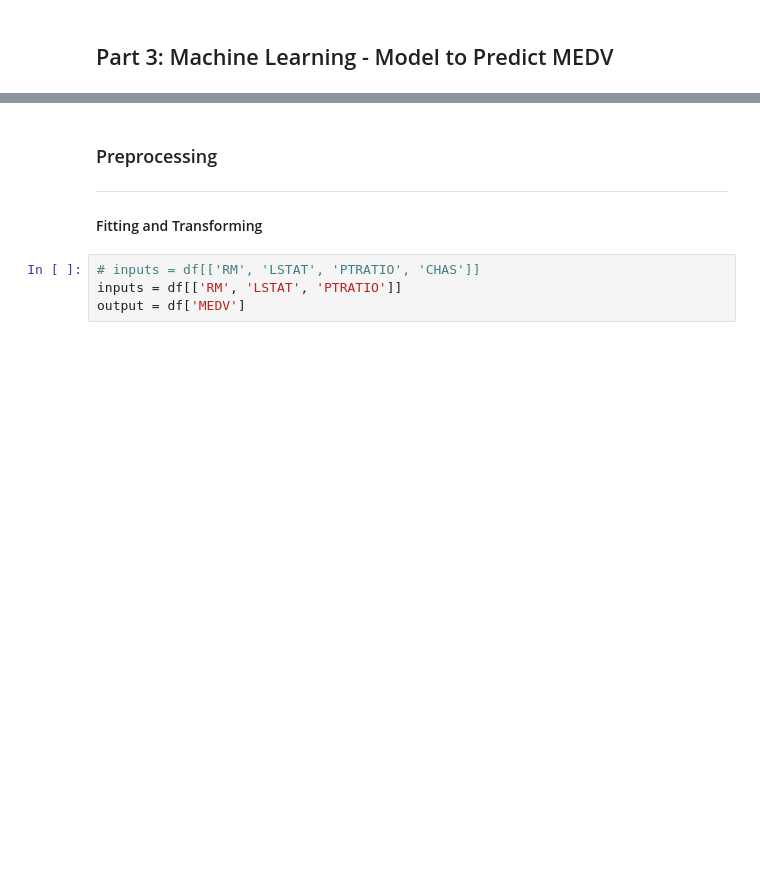
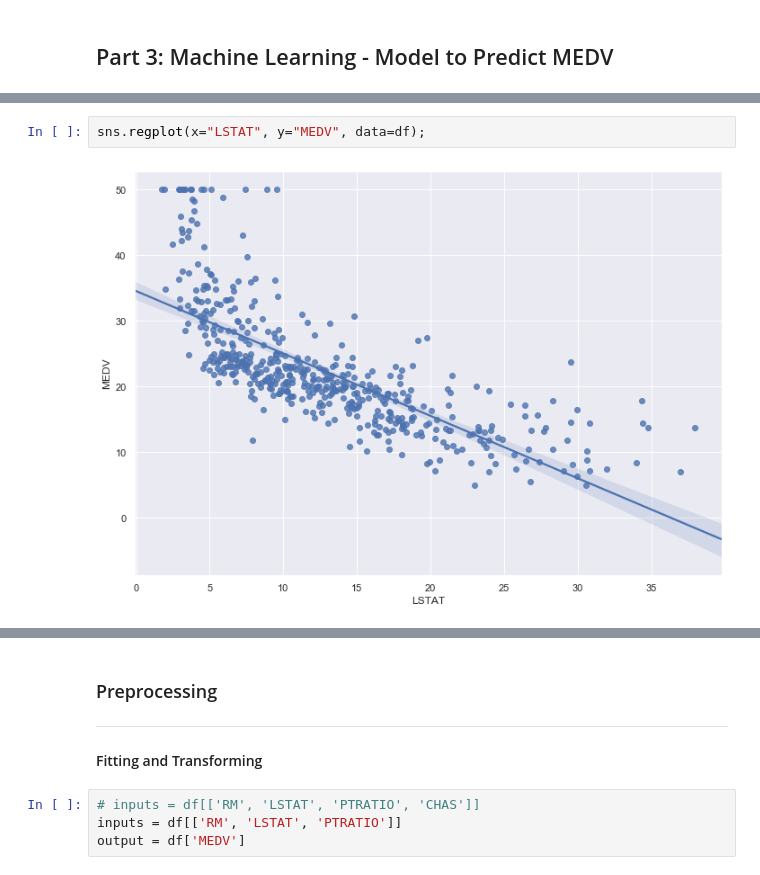
Before and after one commit to rhiggins2308/ML_Stats_Assessment2019, a Jupyter notebook: A Statistical Analysis of the Boston House Prices Dataset.ipynb, the cells around one changed output, grey strips where cells are left out. Saved outputs shown, nothing was run; the diff lists cells and outputs as text; blank space fills up the shorter version.

```diff
--- a/A Statistical Analysis of the Boston House Prices Dataset.ipynb
+++ b/A Statistical Analysis of the Boston House Prices Dataset.ipynb
@@ -356,0 +364,4 @@ boston = load_boston()
+# %%
+sns.regplot(x="LSTAT", y="MEDV", data=df);
+# %% [output]
+[figure, added]
```
Also changed, not shown: parts of 53 cells of this notebook.
